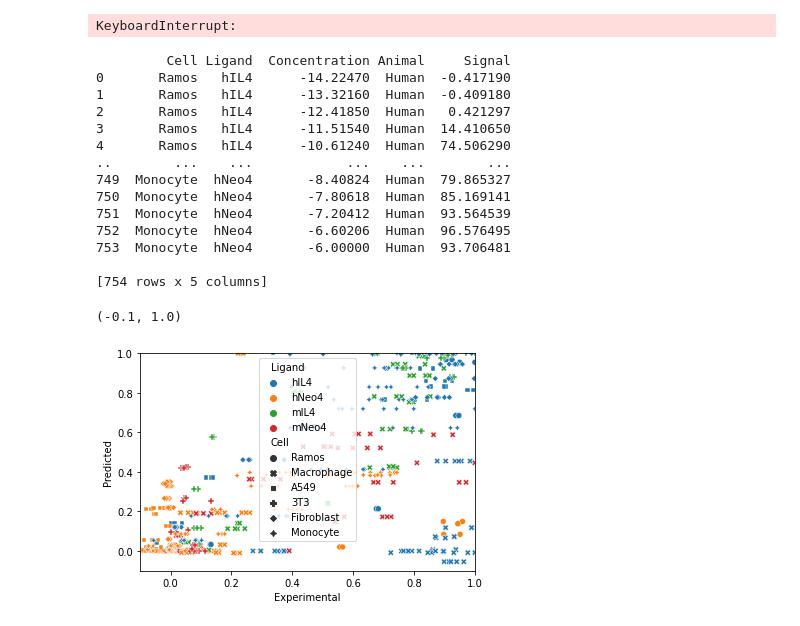
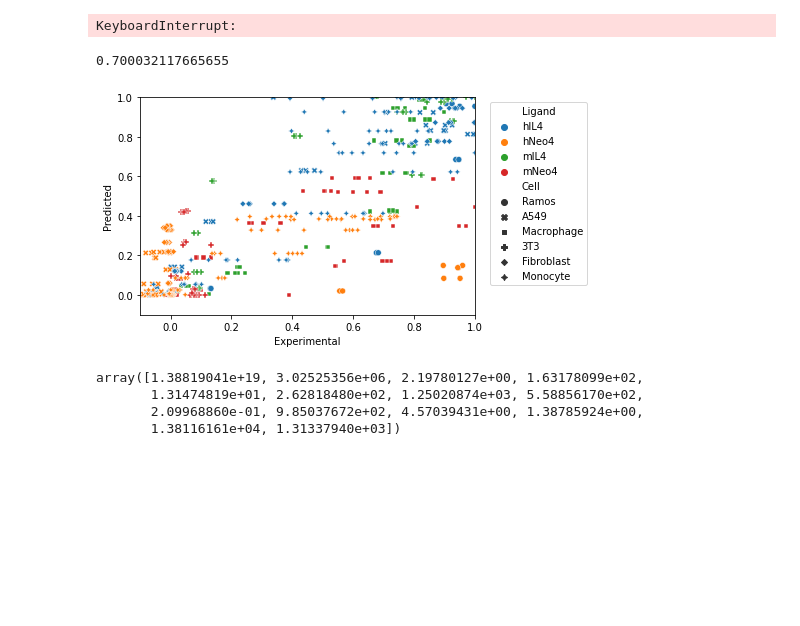
Before and after one commit to meyer-lab/IL4-model, a Jupyter notebook: polyc.ipynb, the cells around one changed output. Saved outputs shown, nothing was run; the diff lists cells and outputs as text; code cells hidden in the pictures; blank space fills up the shorter version.

```diff
--- a/polyc.ipynb
+++ b/polyc.ipynb
@@ -31,7 +32,7 @@ def resids(x, retDF=False):
     "hIL4": [xPow[8], xPow[9], xPow[10]],
     "hNeo4": [xPow[11], xPow[12], xPow[13]]}
     if retDF:
-        SigDataFilt = SigData
+        SigDataFilt = SigData.loc[(SigData.Cell != "Macrophage") | (SigData.Animal != "Human")]
     if not retDF:
         SigDataFilt = SigData.loc[(SigData.Cell != "Macrophage") | (SigData.Animal != "Human")]
     for cell in SigDataFilt.Cell.unique():
@@ -117,28 +118,24 @@ xOpt = fitFunc(constrnts)
 KeyboardInterrupt:
 # %%
 xOpt = [-10.14244904, 2.51923822, 8.65801158, 6.78733813, 7.88115742, 6.5803441, 5.90301747, 6.25269995, 9.67784511, 6.00654716, 8.34004633, 8.85765458, 4.8597555, 5.8816098]
-xOpt = [-10.53250838, 0.01192143, 9.52568895, 8.05298022, 5.34542389, 6.5733771, 7.32127153, 4.67347371, 10.00887475, 6.11455606, 6.78746333, 8.83742865, 6.15951505, 5.08588467]
+#xOpt = [-10.53250838, 0.01192143, 9.52568895, 8.05298022, 5.34542389, 6.5733771, 7.32127153, 4.67347371, 10.00887475, 6.11455606, 6.78746333, 8.83742865, 6.15951505, 5.08588467]
 modelDF = resids(xOpt, True)
 sns.scatterplot(data=modelDF, x="Experimental", y="Predicted", hue="Ligand", style="Cell")
 plt.xlim(-.1, 1)
 plt.ylim(-.1, 1)
+plt.legend(loc='upper right', bbox_to_anchor=(1.35, 1.0))
+#plt.savefig("UnConstrainedFit.svg")
+print(r2_score(modelDF.Experimental.values, modelDF.Predicted.values))
 # %% [output]
-         Cell Ligand  Concentration Animal     Signal
-0       Ramos   hIL4      -14.22470  Human  -0.417190
-1       Ramos   hIL4      -13.32160  Human  -0.409180
-2       Ramos   hIL4      -12.41850  Human   0.421297
-3       Ramos   hIL4      -11.51540  Human  14.410650
-4       Ramos   hIL4      -10.61240  Human  74.506290
-..        ...    ...            ...    ...        ...
-749  Monocyte  hNeo4       -8.40824  Human  79.865327
-750  Monocyte  hNeo4       -7.80618  Human  85.169141
-751  Monocyte  hNeo4       -7.20412  Human  93.564539
-752  Monocyte  hNeo4       -6.60206  Human  96.576495
-753  Monocyte  hNeo4       -6.00000  Human  93.706481
-
-[754 rows x 5 columns]
+0.700032117665655
-(-0.1, 1.0)
-[figure, old version]
+[figure, new version]
+# %%
+np.power(np.power(10, xOpt[2::]), -1) * np.power(10, 9)
+# %% [output]
+array([1.38819041e+19, 3.02525356e+06, 2.19780127e+00, 1.63178099e+02,
+       1.31474819e+01, 2.62818480e+02, 1.25020874e+03, 5.58856170e+02,
+       2.09968860e-01, 9.85037672e+02, 4.57039431e+00, 1.38785924e+00,
+       1.38116161e+04, 1.31337940e+03])
 # %%
 for cell in modelDF.Cell.unique():
     for animal in modelDF.loc[modelDF.Cell == cell].Animal.unique():
```
Also changed, not shown: parts of 2 cells of this notebook, 1 other file.
